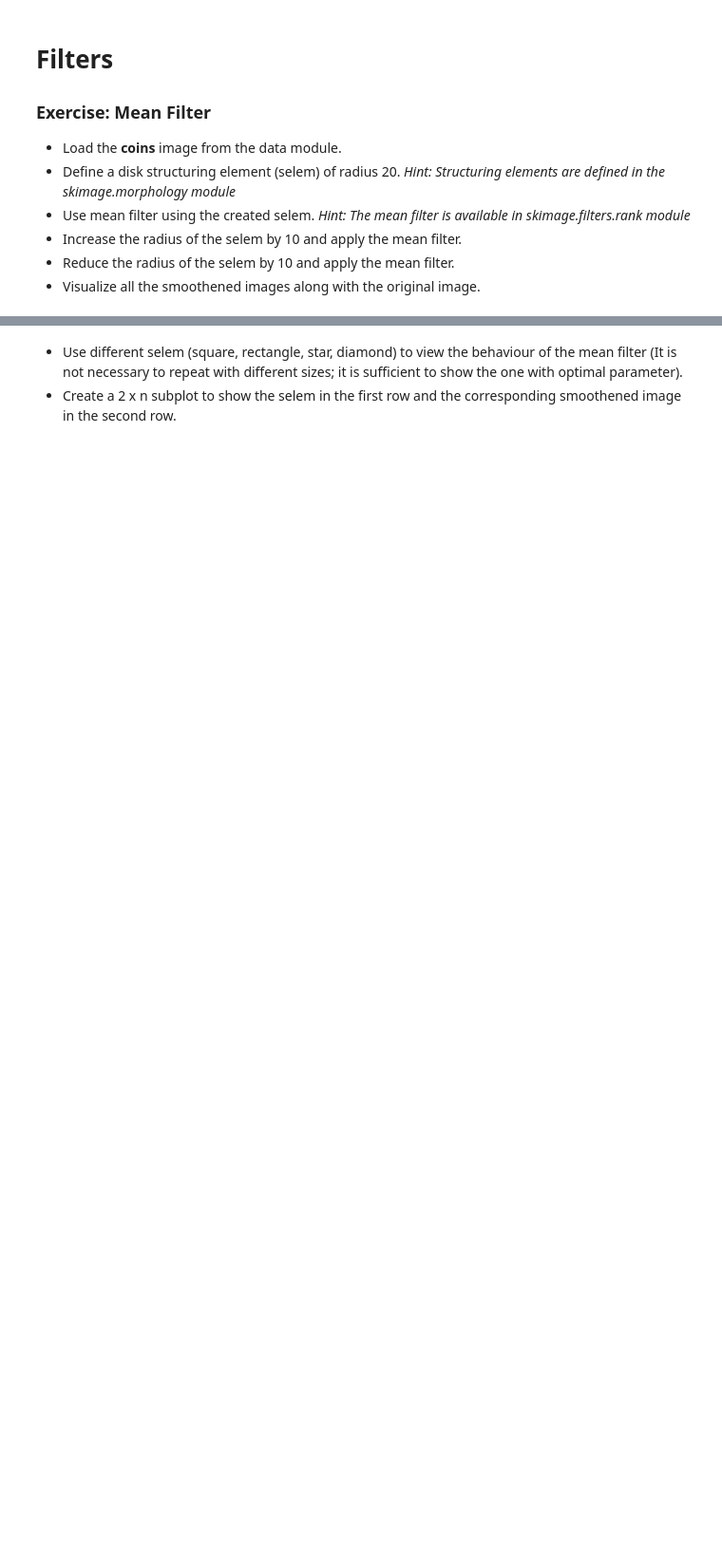
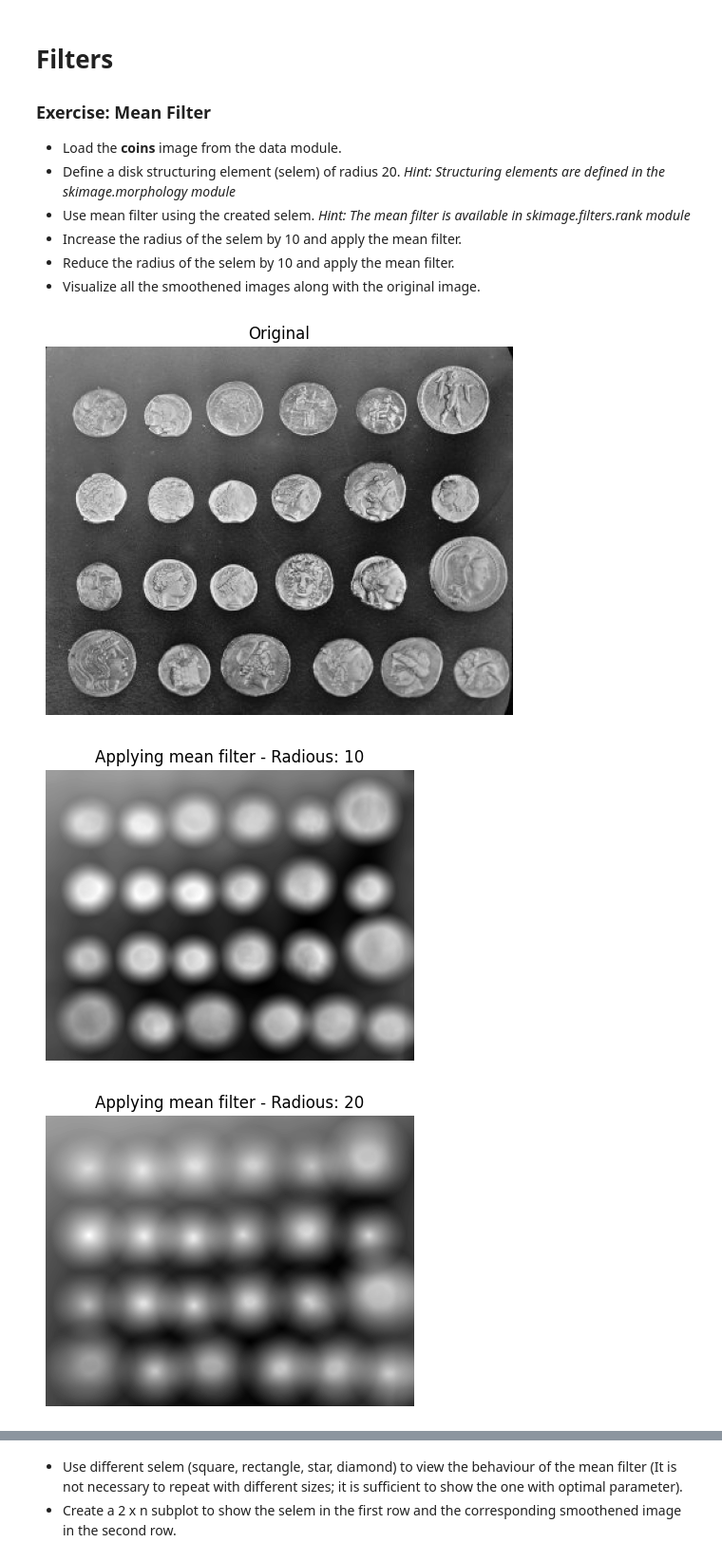
Before and after one commit to MarioROT/CV-MAI, a Jupyter notebook: Session 2/image_operators_and_filters.ipynb, the cells around one changed output, grey strips where cells are left out. Shown at 95% size. Drawn from its saved outputs; the diff is of its cells as text; code cells hidden in the pictures; blank space fills up the shorter version.

```diff
--- a/Session 2/image_operators_and_filters.ipynb
+++ b/Session 2/image_operators_and_filters.ipynb
@@ -316,0 +333,14 @@ def lin_str (data,range,type)
+# %%
+# solution
+coins=data.coins()
+cust=cp.custom_grids([coins],1,1,['Original'],figsize=(5,5),axis='off',cmap='gray').show()
+mean_filter=[]
+
+for selem in [10,20,30]:
+  selems = morphology.disk(selem)
+  mean_filter.append(filters.rank.mean(coins,selems))
+  cp.custom_grids([(mean_filter[selem//10-1])],1,1,[f'Applying mean filter - Radious: {selem}'],figsize=(5,5),axis='off',cmap='gray',use_grid_spec=False).show()
+# %% [output]
+[figure, added]
+[figure, added]
+[figure, added]
```
Also changed, not shown: parts of 9 cells of this notebook.
